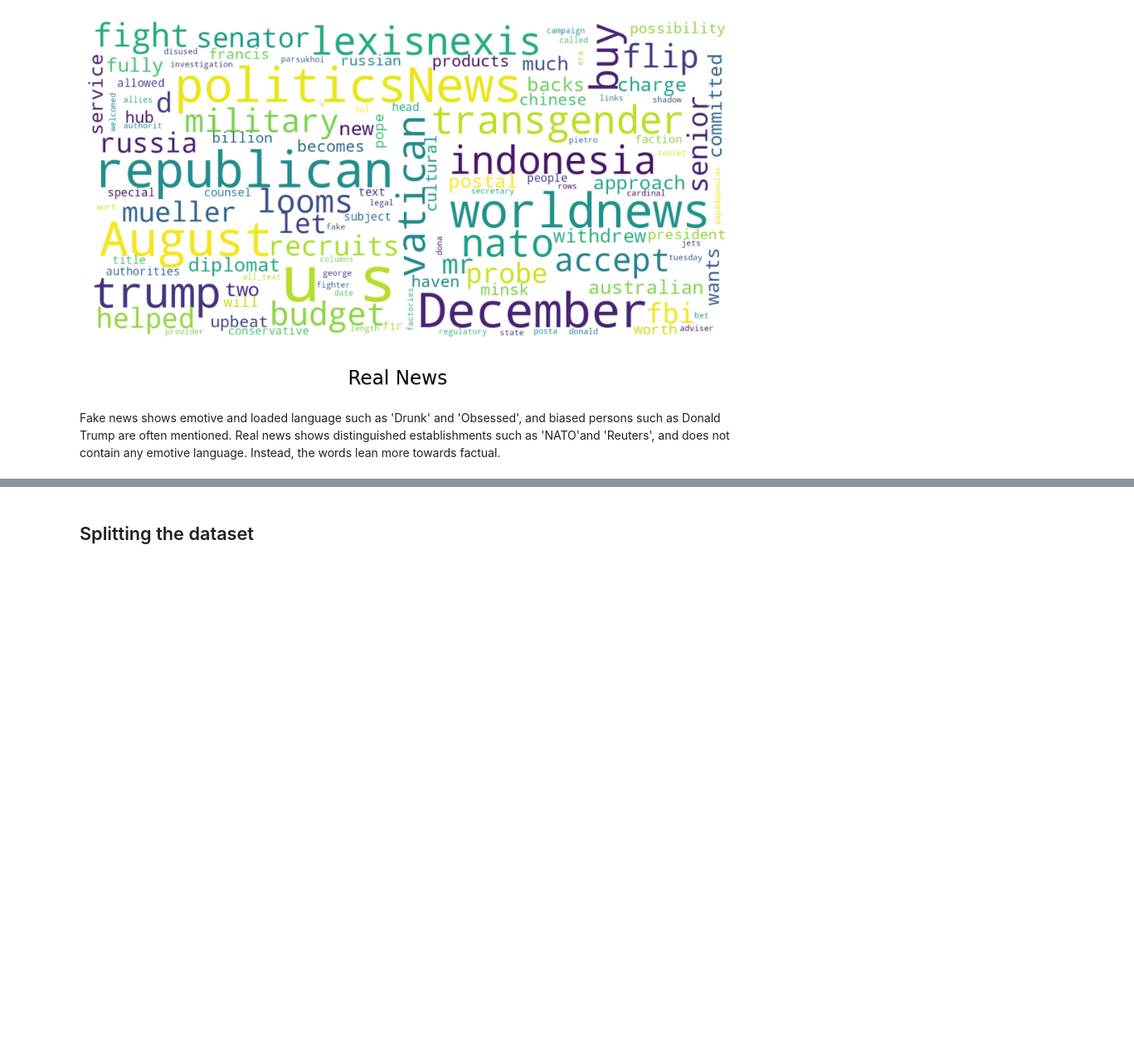
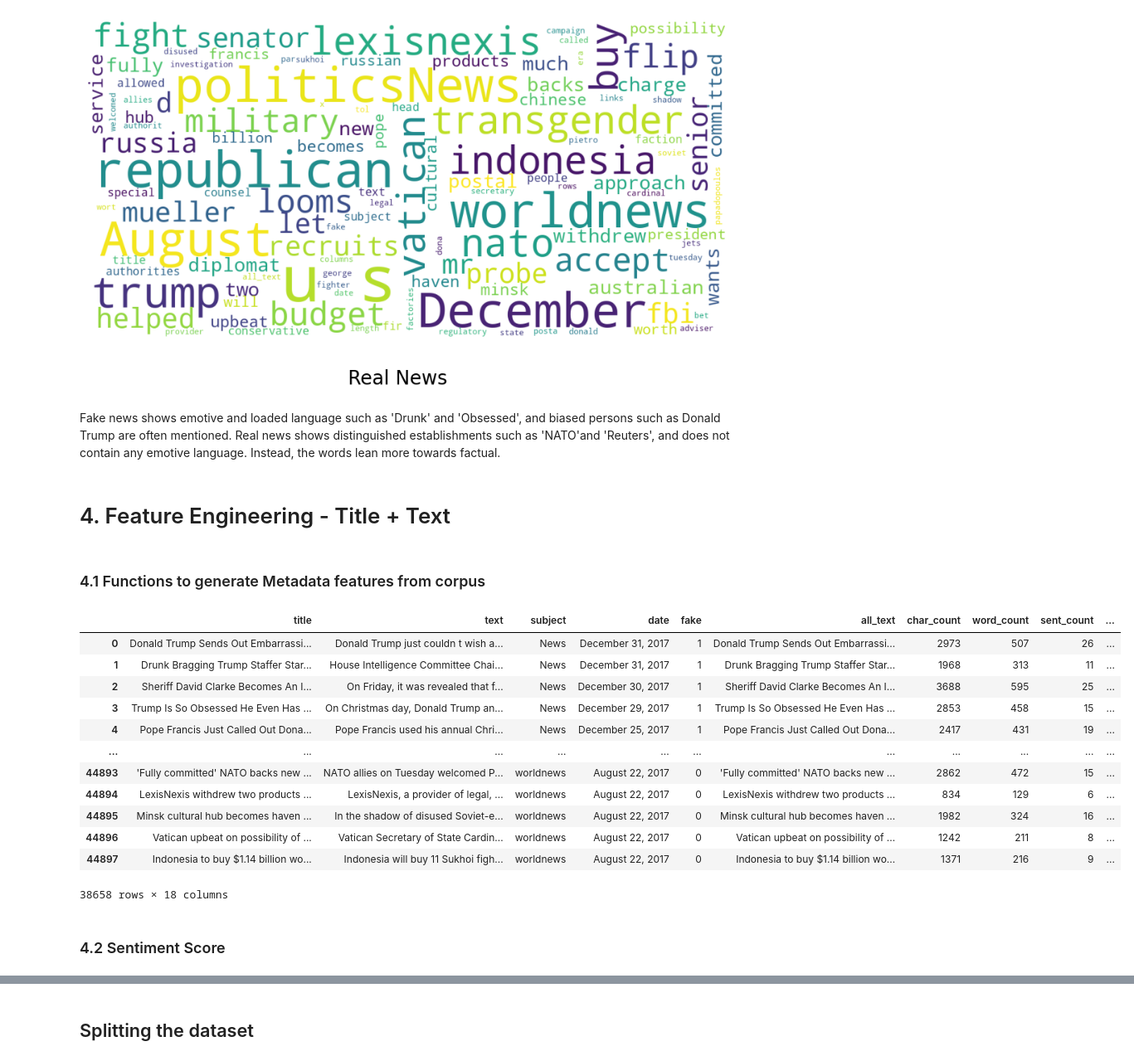
Before and after one commit to Jiawei19/BT4222, a Jupyter notebook: EDA.ipynb, the cells around one changed output, grey strips where cells are left out. Shown at 83% size. Drawn from its saved outputs; the diff is of its cells as text; code cells hidden in the pictures; blank space fills up the shorter version.

```diff
--- a/EDA.ipynb
+++ b/EDA.ipynb
@@ -311,3 +311,7 @@ Real news shows distinguished establishments such as 'NATO'and 'Reuters', and do
 # analyzer = SentimentIntensityAnalyzer()
 # news['sentiment_score'] = [analyzer.polarity_scores(x)['compound'] for x in news['all_text']]
 # news.head()
+# %% [markdown]
+# 4. Feature Engineering - Title + Text
+# %% [markdown]
+### 4.1 Functions to generate Metadata features from corpus
@@ -313,0 +383,32 @@ Real news shows distinguished establishments such as 'NATO'and 'Reuters', and do
+# %%
+df = news.copy()
+# %%
+df['char_count'] = df["all_text"].apply(lambda x:count_chars(x))
+df['word_count'] = df["all_text"].apply(lambda x:count_words(x))
+df['sent_count'] = df["all_text"].apply(lambda x:count_sent(x))
+df['capital_word_count'] = df["all_text"].apply(lambda x:count_capital_words(x))
+df['quoted_word_count'] = df["all_text"].apply(lambda x:count_words_in_quotes(x))
+df['stopword_count'] = df["all_text"].apply(lambda x:count_stopwords(x))
+df['unique_word_count'] = df["all_text"].apply(lambda x:count_unique_words(x))
+count = lambda l1,l2: sum([1 for x in l1 if x in l2])
+df['punct_count'] = df.all_text.apply(lambda s: count(s, string.punctuation))
+df['avg_wordlength'] = df['char_count']/df['word_count']
+df['avg_sentlength'] = df['word_count']/df['sent_count']
+df['unique_vs_words'] = df['unique_word_count']/df['word_count']
+df['stopwords_vs_words'] = df['stopword_count']/df['word_count']
+# %%
+df.drop('length', axis=1)
+# %% [output]
+|  | title | text | subject | date | fake | all_text | char_count | word_count | sent_count | ... |
+| 0 | Donald Trump Sends Out Embarrassi... | Donald Trump just couldn t wish a... | News | December 31, 2017 | 1 | Donald Trump Sends Out Embarrassi... | 2973 | 507 | 26 | ... |
+| 1 | Drunk Bragging Trump Staffer Star... | House Intelligence Committee Chai... | News | December 31, 2017 | 1 | Drunk Bragging Trump Staffer Star... | 1968 | 313 | 11 | ... |
+| 2 | Sheriff David Clarke Becomes An I... | On Friday, it was revealed that f... | News | December 30, 2017 | 1 | Sheriff David Clarke Becomes An I... | 3688 | 595 | 25 | ... |
+| 3 | Trump Is So Obsessed He Even Has ... | On Christmas day, Donald Trump an... | News | December 29, 2017 | 1 | Trump Is So Obsessed He Even Has ... | 2853 | 458 | 15 | ... |
+| 4 | Pope Francis Just Called Out Dona... | Pope Francis used his annual Chri... | News | December 25, 2017 | 1 | Pope Francis Just Called Out Dona... | 2417 | 431 | 19 | ... |
+| ... | ... | ... | ... | ... | ... | ... | ... | ... | ... | ... |
+| 44893 | 'Fully committed' NATO backs new ... | NATO allies on Tuesday welcomed P... | worldnews | August 22, 2017 | 0 | 'Fully committed' NATO backs new ... | 2862 | 472 | 15 | ... |
+| 44894 | LexisNexis withdrew two products ... | LexisNexis, a provider of legal, ... | worldnews | August 22, 2017 | 0 | LexisNexis withdrew two products ... | 834 | 129 | 6 | ... |
+| 44895 | Minsk cultural hub becomes haven ... | In the shadow of disused Soviet-e... | worldnews | August 22, 2017 | 0 | Minsk cultural hub becomes haven ... | 1982 | 324 | 16 | ... |
+| 44896 | Vatican upbeat on possibility of ... | Vatican Secretary of State Cardin... | worldnews | August 22, 2017 | 0 | Vatican upbeat on possibility of ... | 1242 | 211 | 8 | ... |
+| 44897 | Indonesia to buy $1.14 billion wo... | Indonesia will buy 11 Sukhoi figh... | worldnews | August 22, 2017 | 0 | Indonesia to buy $1.14 billion wo... | 1371 | 216 | 9 | ... |
+38658 rows × 18 columns
@@ -313,0 +429,2 @@ Real news shows distinguished establishments such as 'NATO'and 'Reuters', and do
+# %% [markdown]
+### 4.2 Sentiment Score
```
Also changed, not shown: parts of 80 cells of this notebook, 1 other file.
